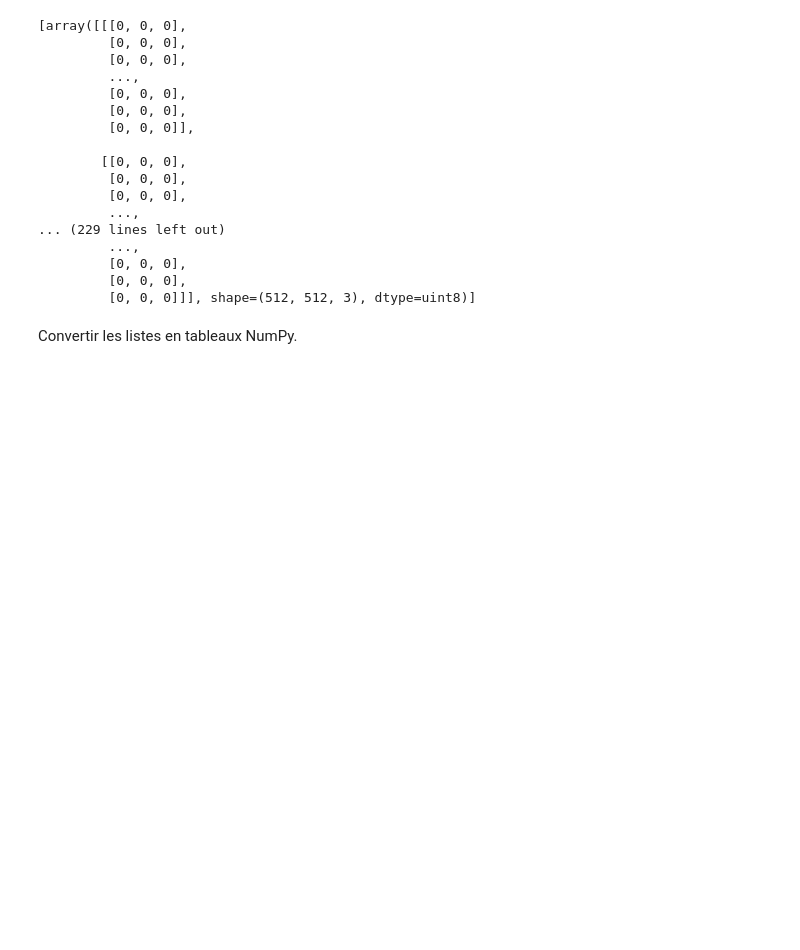
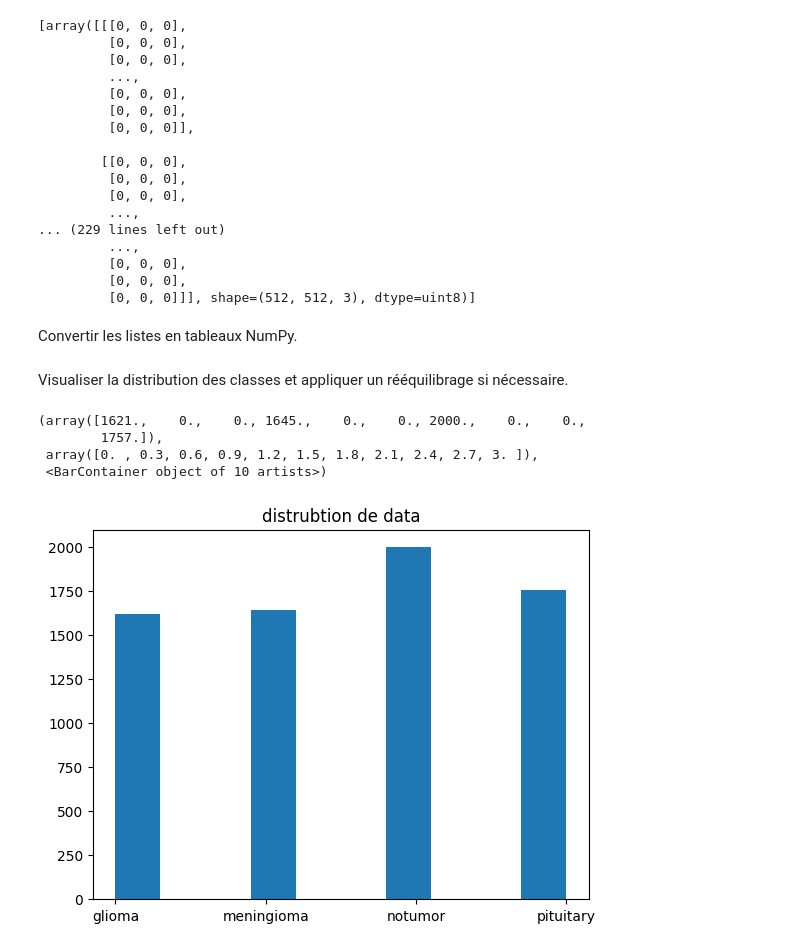
Before and after one commit to YounessBoumeshouli/BrainScan, a Jupyter notebook: main.ipynb, the cells around one changed output. Saved outputs shown, nothing was run; the diff lists cells and outputs as text; code cells hidden in the pictures; blank space fills up the shorter version.

```diff
--- a/main.ipynb
+++ b/main.ipynb
@@ -99,7 +99,7 @@ for folder in folders :
             stretch_near = cv2.resize(image, (224, 224), interpolation=cv2.INTER_LINEAR)
 
             labels.append(folder)
-            images.append(image)
+            images.append(stretch_near)
         except:
             print('error lors de chargement de fichier :', fichier)
 # %%
@@ -131,3 +131,14 @@ Convertir les listes en tableaux NumPy.
 # %%
 Images = np.array(images)
 Labels = np.array(labels)
+# %% [markdown]
+Visualiser la distribution des classes et appliquer un rééquilibrage si nécessaire.
+# %%
+plt.title('distrubtion de data')
+plt.hist(Labels)
+# %% [output]
+(array([1621.,    0.,    0., 1645.,    0.,    0., 2000.,    0.,    0.,
+        1757.]),
+ array([0. , 0.3, 0.6, 0.9, 1.2, 1.5, 1.8, 2.1, 2.4, 2.7, 3. ]),
+ <BarContainer object of 10 artists>)
+[figure, added]
```
